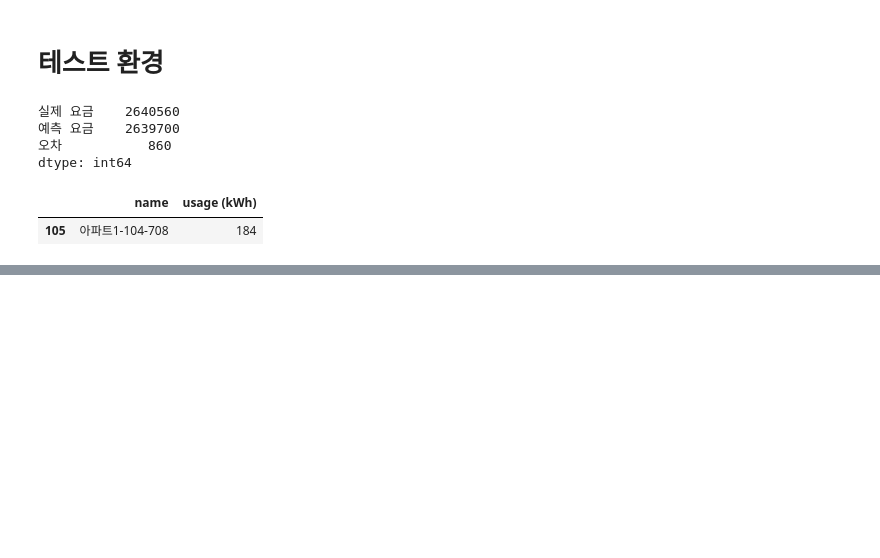
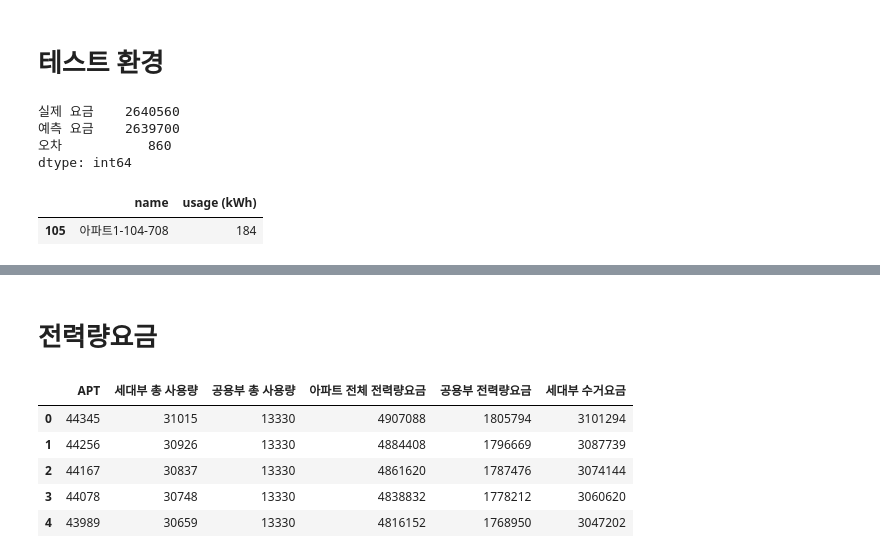
Before and after one commit to formegusto/what-is-public-fee, a Jupyter notebook: pt3.세대부의 전기절약과 공용부 요금.ipynb, the cells around one changed output, grey strips where cells are left out. Saved outputs shown, nothing was run; the diff lists cells and outputs as text; code cells hidden in the pictures; blank space fills up the shorter version.

```diff
--- a/pt3.세대부의 전기절약과 공용부 요금.ipynb
+++ b/pt3.세대부의 전기절약과 공용부 요금.ipynb
@@ -102,0 +235,54 @@ target_df.head()
+# %% [markdown]
+# 전력량요금
+# %%
+er_df = pd.DataFrame(columns=['APT', '세대부 총 사용량', '공용부 총 사용량',
+                                 '아파트 전체 전력량요금', '공용부 전력량요금', '세대부 수거요금'])
+er_month_df = month_df.copy()
+
+while True:
+    target_cnt = len(er_month_df[er_month_df['usage (kWh)'] > target_usage])
+
+    if target_cnt == 0:
+        break
+
+    er_month_df['usage (kWh)'] = er_month_df['usage (kWh)'].map(lambda x: x-1 if x > target_usage else x)
+
+    households_kWh = er_month_df['usage (kWh)'].sum()
+    APT = public_kWh + households_kWh
+
+    # 예측 시뮬레이션
+    pp = PublicPredictor(
+        APT=APT,
+        month_df=er_month_df,
+        month=_month
+    )
+    pp.setting_elec_rate()
+
+    calc = crs.models.ManagementOffice(
+        APT = APT,
+        month = _month,
+        households = er_month_df,
+        contract="단일계약"
+    )
+
+    APT_er = calc.apart.elec_rate * len(er_month_df)
+    public_er = pp.elec_rate
+    households_er = APT_er - public_er
+
+    er_df = er_df.append({
+        "APT": APT,
+        "세대부 총 사용량": households_kWh,
+        "공용부 총 사용량": public_kWh,
+        "아파트 전체 전력량요금": APT_er,
+        "공용부 전력량요금": public_er,
+        "세대부 수거요금": households_er
+    }, ignore_index=True)
+
+er_df.head()
+# %% [output]
+|  | APT | 세대부 총 사용량 | 공용부 총 사용량 | 아파트 전체 전력량요금 | 공용부 전력량요금 | 세대부 수거요금 |
+| 0 | 44345 | 31015 | 13330 | 4907088 | 1805794 | 3101294 |
+| 1 | 44256 | 30926 | 13330 | 4884408 | 1796669 | 3087739 |
+| 2 | 44167 | 30837 | 13330 | 4861620 | 1787476 | 3074144 |
+| 3 | 44078 | 30748 | 13330 | 4838832 | 1778212 | 3060620 |
+| 4 | 43989 | 30659 | 13330 | 4816152 | 1768950 | 3047202 |
```
Also changed, not shown: parts of 6 cells of this notebook.
